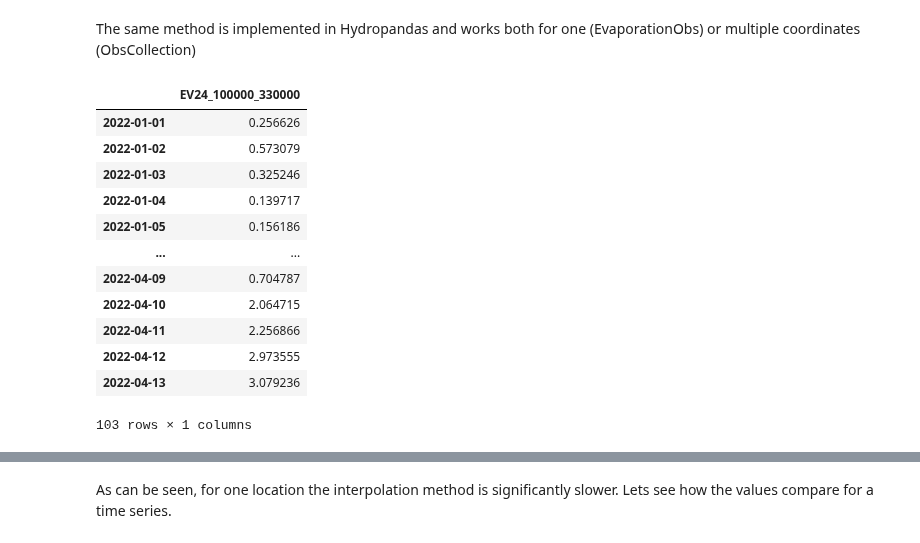
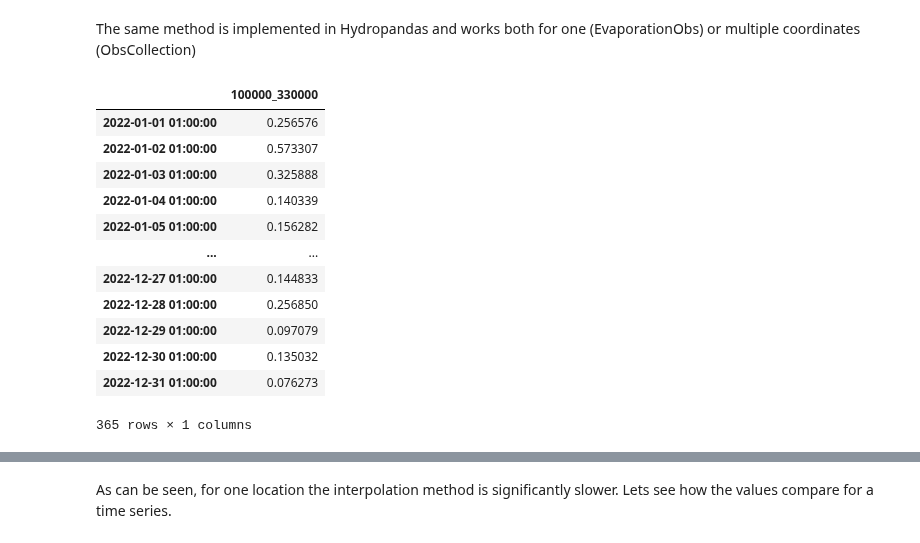
Before and after one commit to ArtesiaWater/hydropandas, a Jupyter notebook: examples/02_knmi_observations.ipynb, the cells around one changed output, grey strips where cells are left out. Cells and saved outputs as stored; diff of their text form; code cells hidden in the pictures.

```diff
--- a/examples/02_knmi_observations.ipynb
+++ b/examples/02_knmi_observations.ipynb
@@ -546,29 +549,26 @@ for idx in tqdm(df.index[0 : len(df) : 2000]):
 [figure]
 # %% [markdown]
 The same method is implemented in Hydropandas and works both for one (EvaporationObs) or multiple coordinates (ObsCollection)
-# %%
-sd = "2022-01-01"
-ed = "2022-04-14"
-eti = (
-    hpd.EvaporationObs.from_xy(
-        (100000, 330000), startdate=sd, enddate=ed, method="interpolation"
-    )
-    * 1000
-)
-eti
-# %% [output]
-|  | EV24_100000_330000 |
-| 2022-01-01 | 0.256626 |
-| 2022-01-02 | 0.573079 |
-| 2022-01-03 | 0.325246 |
-| 2022-01-04 | 0.139717 |
-| 2022-01-05 | 0.156186 |
-| ... | ... |
-| 2022-04-09 | 0.704787 |
-| 2022-04-10 | 2.064715 |
-| 2022-04-11 | 2.256866 |
-| 2022-04-12 | 2.973555 |
-| 2022-04-13 | 3.079236 |
-103 rows × 1 columns
+# %%
+sd = "2022-01-01"
+ed = "2022-12-31"
+oc = hpd.read_knmi(stns=stns.index, starts=sd, ends=ed, meteo_vars=["EV24"])
+oc_et = oc.interpolate(xy=[(100000, 330000)])
+eti = oc_et.obs.values[0].multiply(1e3)
+eti
+# %% [output]
+|  | 100000_330000 |
+| 2022-01-01 01:00:00 | 0.256576 |
+| 2022-01-02 01:00:00 | 0.573307 |
+| 2022-01-03 01:00:00 | 0.325888 |
+| 2022-01-04 01:00:00 | 0.140339 |
+| 2022-01-05 01:00:00 | 0.156282 |
+| ... | ... |
+| 2022-12-27 01:00:00 | 0.144833 |
+| 2022-12-28 01:00:00 | 0.256850 |
+| 2022-12-29 01:00:00 | 0.097079 |
+| 2022-12-30 01:00:00 | 0.135032 |
+| 2022-12-31 01:00:00 | 0.076273 |
+365 rows × 1 columns
 # %%
 etn = (
```
Also changed, not shown: parts of 21 cells of this notebook.
